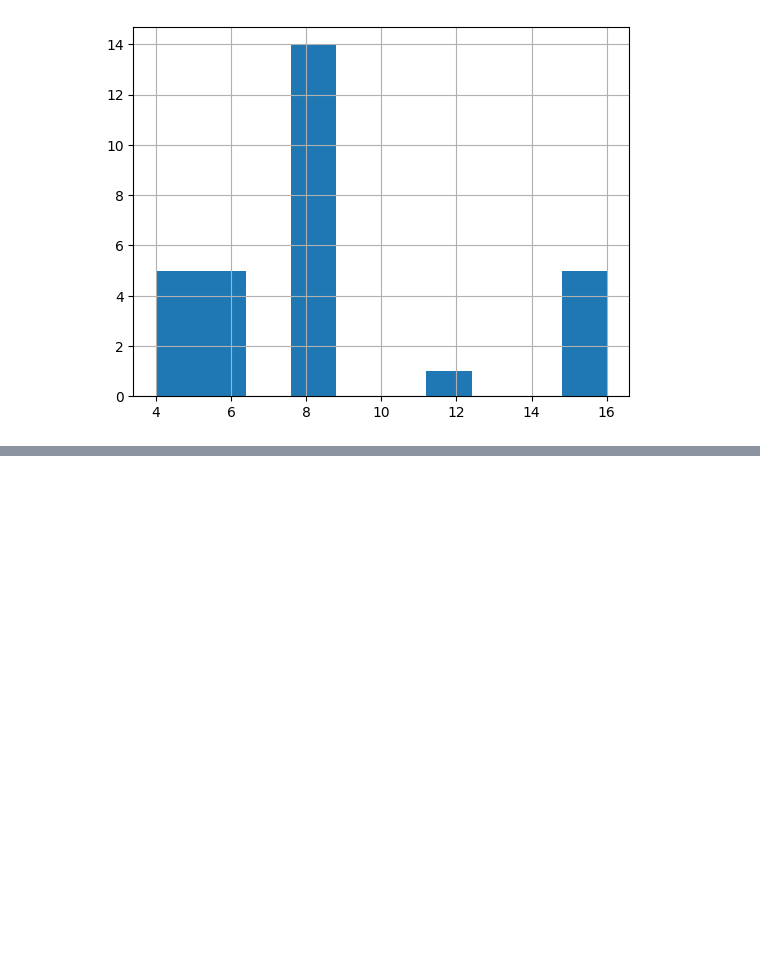
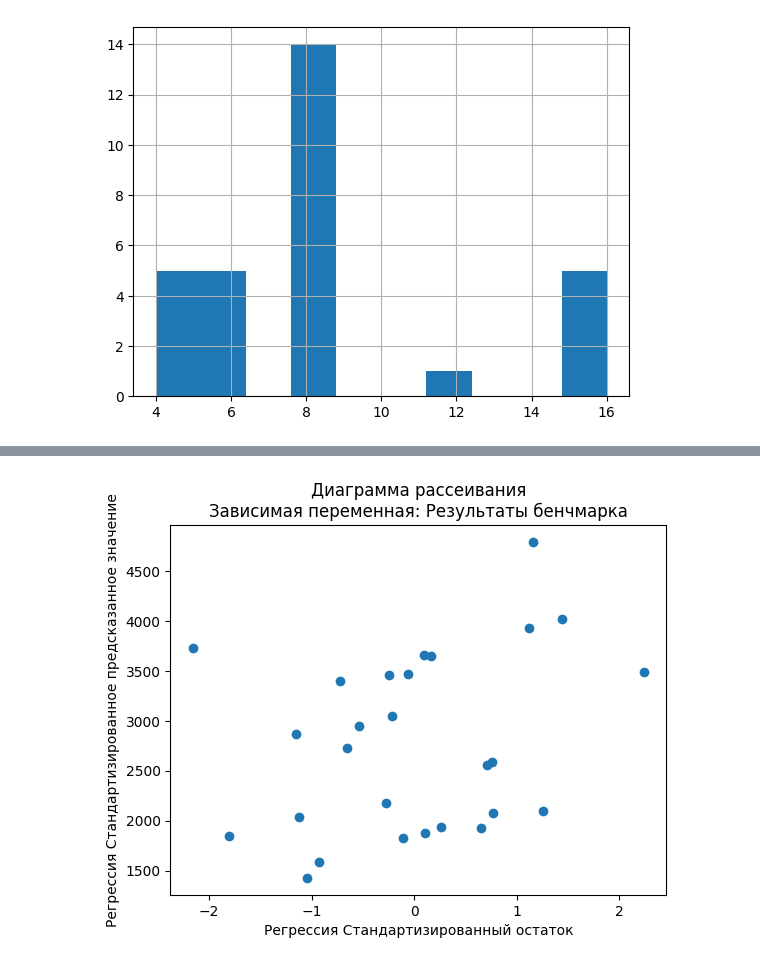
Before and after one commit to radabolsky/laptop-performance, a Jupyter notebook: Tumanova_stat.ipynb, the cells around one changed output, grey strips where cells are left out. Drawn from its saved outputs; the diff is of its cells as text; code cells hidden in the pictures; blank space fills up the shorter version.

Commit message:
model and test

```diff
--- a/Tumanova_stat.ipynb
+++ b/Tumanova_stat.ipynb
@@ -271,0 +315,8 @@ data.loc[data['Объема кэша L3 процессора(Мб)'] == 0]
+# %%
+def get_std_coefs(X, y):
+    res = [0]
+    X_z = sm.add_constant(X.select_dtypes(include=[np.number]).dropna().apply(stats.zscore))
+    Y_z = pd.DataFrame(y).apply(stats.zscore)
+    model = sm.OLS(Y_z, X_z).fit()
+    res.extend(model.params.tolist())
+    return pd.Series(res)
@@ -271,0 +339,2 @@ data.loc[data['Объема кэша L3 процессора(Мб)'] == 0]
+# %%
+label = 'Результа ты в бенчмарке PCMark10'
@@ -271,0 +344,3 @@ data.loc[data['Объема кэша L3 процессора(Мб)'] == 0]
+# %%
+predictors = data.drop(label, axis=1).to_dict()
+sorted_predictors = sorted(predictors, key=lambda x: abs(data[x].corr(data[label])))
@@ -271,0 +364,21 @@ data.loc[data['Объема кэша L3 процессора(Мб)'] == 0]
+# %%
+pred_list = []
+Y = data[label]
+pivot_df = pd.DataFrame()
+i = 1
+for predictor in sorted_predictors:
+    pred_list.append(predictor)
+    X = sm.add_constant(data[pred_list])
+    model = sm.OLS(Y, X).fit()
+    F_crit = model.tvalues ** 2
+    if F_crit[predictor] < 3.84:
+        pred_list.pop()
+    else:
+        remove_list = list(F_crit[F_crit <= 2.71].index)
+        for el in remove_list:
+            if el in pred_list:
+                pred_list.remove(el)
+    if len(pred_list) != 0:
+        model_info = get_pivot(data, model, pred_list, label, i)
+        pivot_df = pd.concat([pivot_df, model_info], axis=0)
+        i += 1
@@ -271,0 +406,10 @@ data.loc[data['Объема кэша L3 процессора(Мб)'] == 0]
+# %%
+influence = model.get_influence()
+standardized_residuals = influence.resid_studentized_internal
+plt.scatter(standardized_residuals,data[label])
+plt.title("Диаграмма рассеивания\nЗависимая переменная: Результаты бенчмарка")
+plt.xlabel("Регрессия Стандартизированный остаток")
+plt.ylabel("Регрессия Стандартизированное предсказанное значение")
+None
+# %% [output]
+[figure, added]
```
Also changed, not shown: parts of 15 cells of this notebook.
